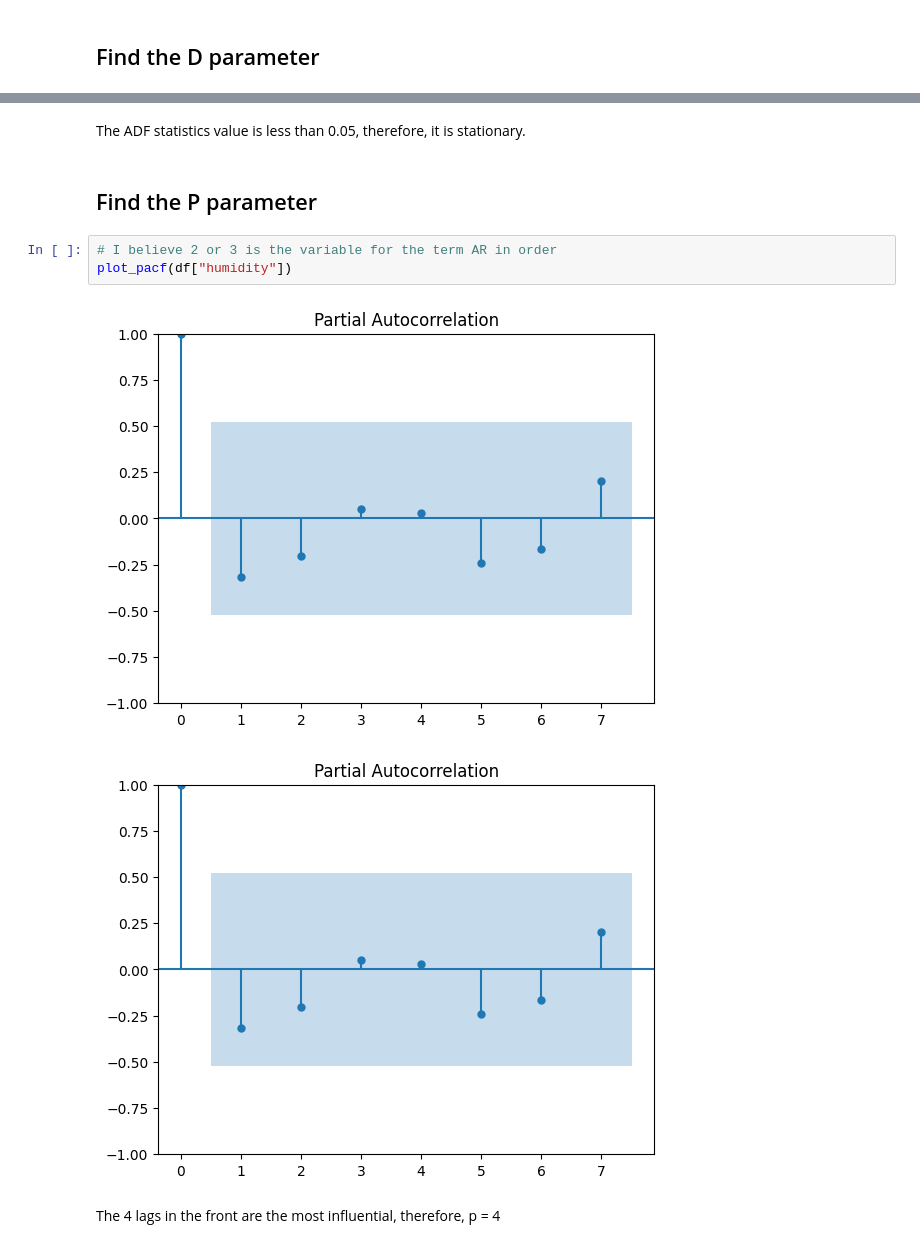
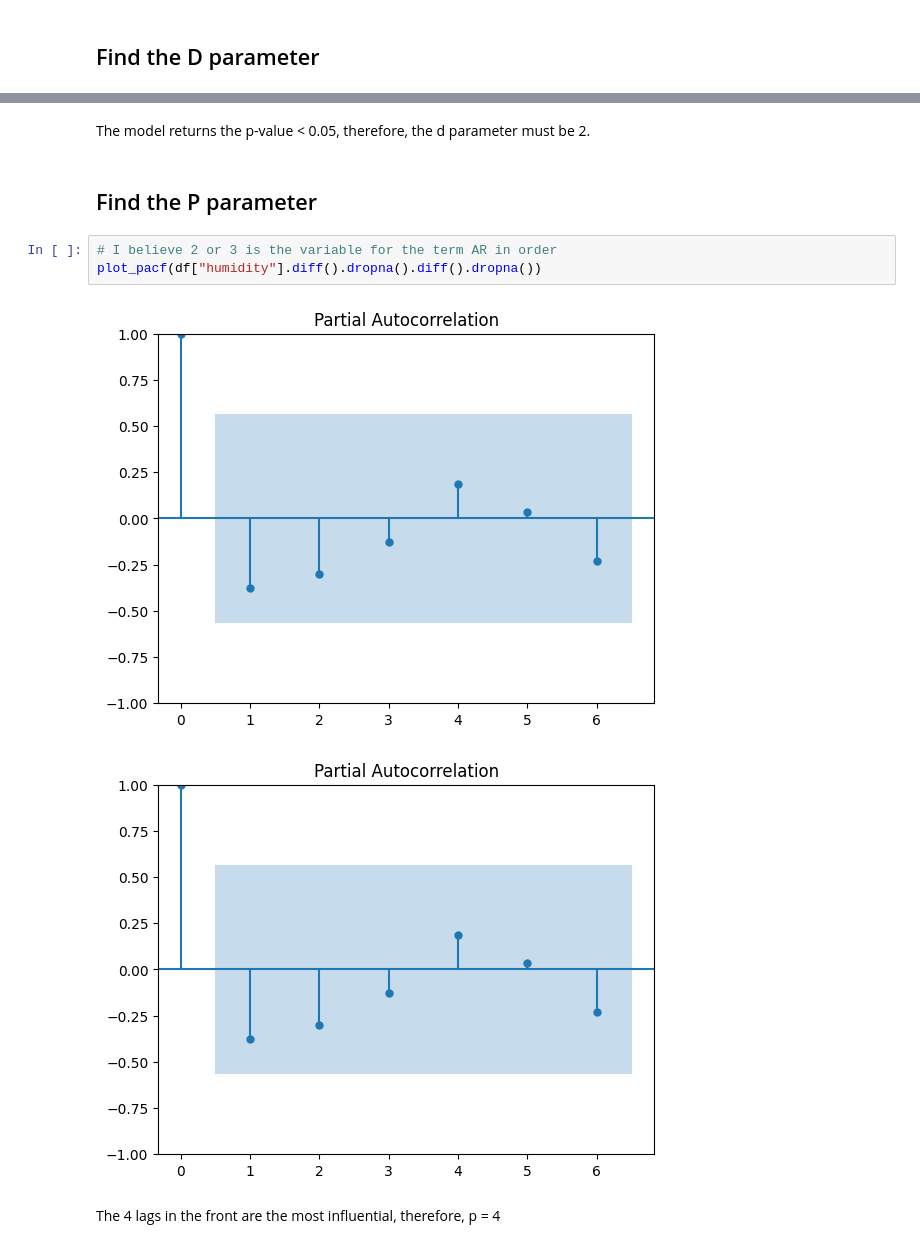
Before and after one commit to Jangsoodlor/smart-plant-pot-model, a Jupyter notebook: training/exog_prediction_models.ipynb, the cells around one changed output, grey strips where cells are left out. Cells and saved outputs as stored; diff of their text form.

```diff
--- a/training/exog_prediction_models.ipynb
+++ b/training/exog_prediction_models.ipynb
@@ -157,13 +177,13 @@ Critial Values:
 # %% [markdown]
-The ADF statistics value is less than 0.05, therefore, it is stationary.
+The model returns the p-value < 0.05, therefore, the d parameter must be 2.
 # %% [markdown]
 ## Find the P parameter
 # %%
 # I believe 2 or 3 is the variable for the term AR in order
-plot_pacf(df["humidity"])
+plot_pacf(df["humidity"].diff().dropna().diff().dropna())
 # %% [output]
-[figure, old version]
+[figure, new version]
-[figure, old version]
+[figure, new version]
 # %% [markdown]
 The 4 lags in the front are the most influential, therefore, p = 4
 # %% [markdown]
```
Also changed, not shown: parts of 14 cells of this notebook, 1 other file.
